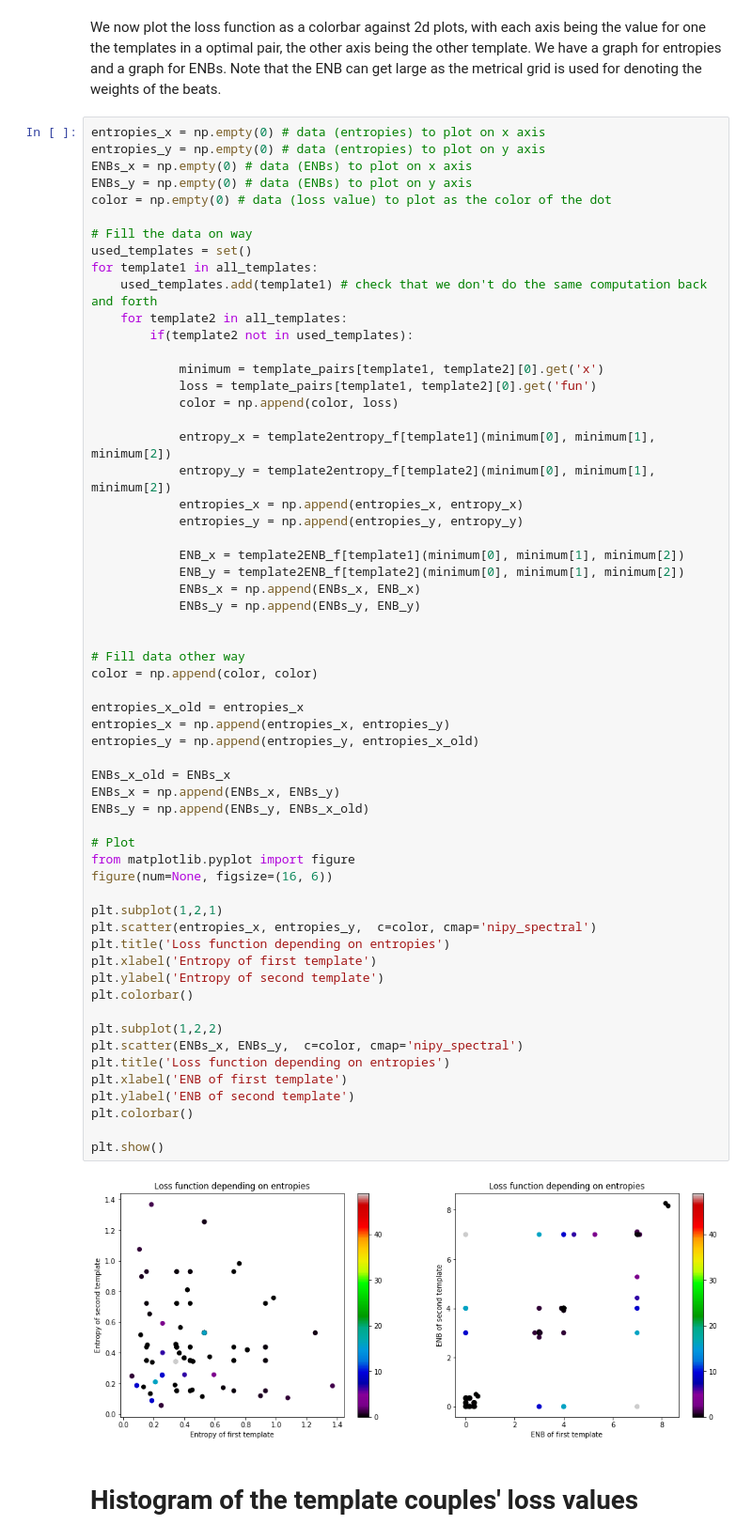
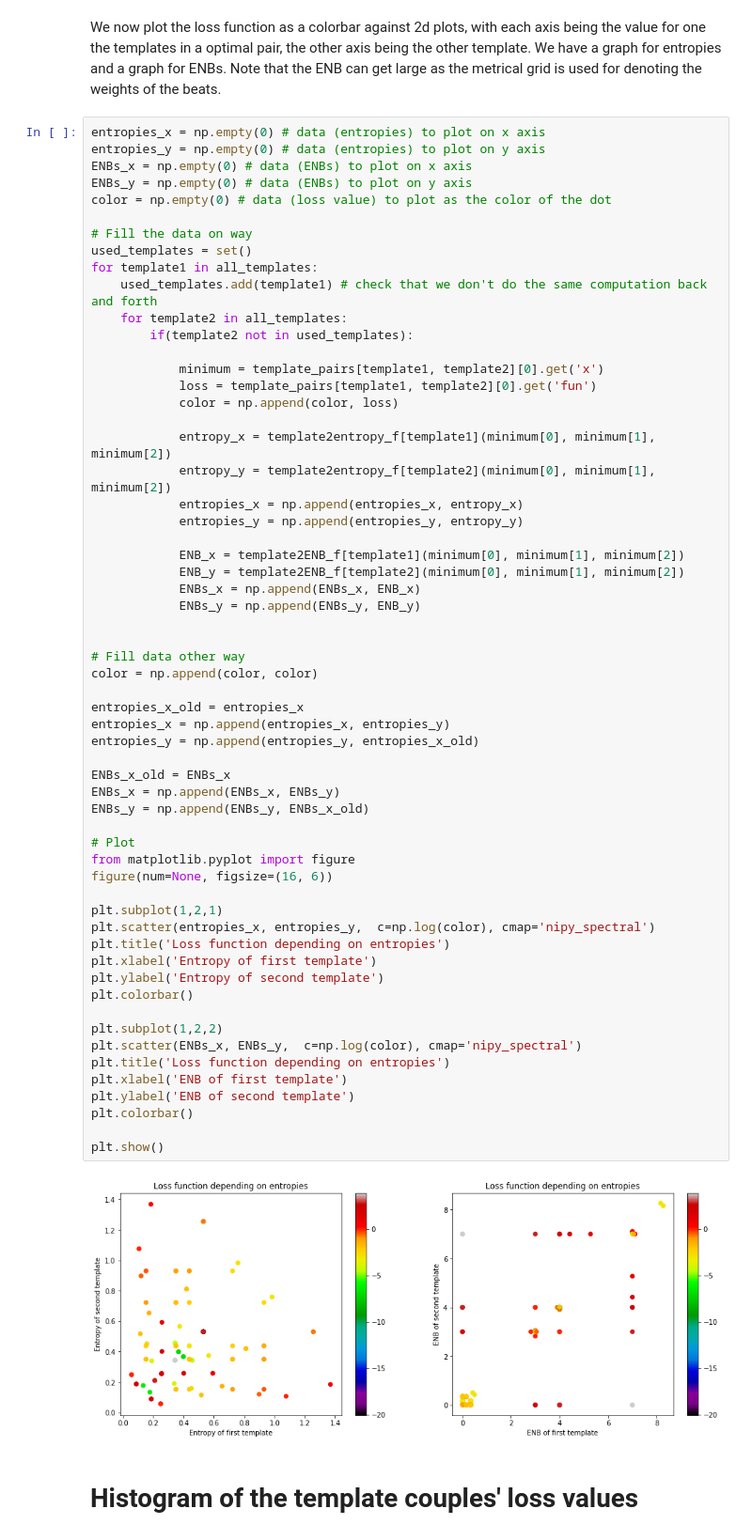
Before and after one commit to lucieperrotta/DCML, a Jupyter notebook: Pipeline.ipynb, the cells around one changed output. Shown at 94% size. Saved outputs shown, nothing was run; the diff lists cells and outputs as text.

```diff
--- a/Pipeline.ipynb
+++ b/Pipeline.ipynb
@@ -530,36 +530,36 @@ for template1 in all_templates:
 
 # Fill data other way
 color = np.append(color, color)
 
 entropies_x_old = entropies_x
 entropies_x = np.append(entropies_x, entropies_y)
 entropies_y = np.append(entropies_y, entropies_x_old)
 
 ENBs_x_old = ENBs_x
 ENBs_x = np.append(ENBs_x, ENBs_y)
 ENBs_y = np.append(ENBs_y, ENBs_x_old)
 
 # Plot
 from matplotlib.pyplot import figure
 figure(num=None, figsize=(16, 6))
 
 plt.subplot(1,2,1)
-plt.scatter(entropies_x, entropies_y,  c=color, cmap='nipy_spectral')
+plt.scatter(entropies_x, entropies_y,  c=np.log(color), cmap='nipy_spectral')
 plt.title('Loss function depending on entropies')
 plt.xlabel('Entropy of first template')
 plt.ylabel('Entropy of second template')
 plt.colorbar()
 
 plt.subplot(1,2,2)
-plt.scatter(ENBs_x, ENBs_y,  c=color, cmap='nipy_spectral')
+plt.scatter(ENBs_x, ENBs_y,  c=np.log(color), cmap='nipy_spectral')
 plt.title('Loss function depending on entropies')
 plt.xlabel('ENB of first template')
 plt.ylabel('ENB of second template')
 plt.colorbar()
 
 plt.show()
 # %% [output]
-[figure, old version]
+[figure, new version]
 # %% [markdown]
 # Histogram of the template couples' loss values
 # %%
```
